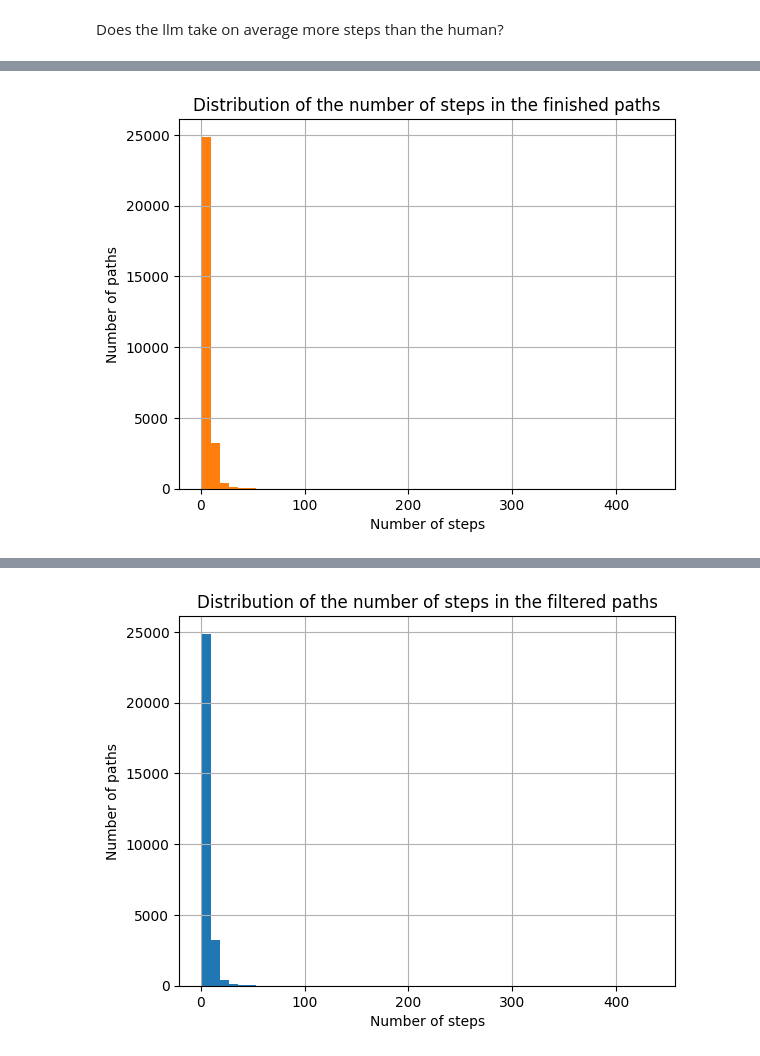
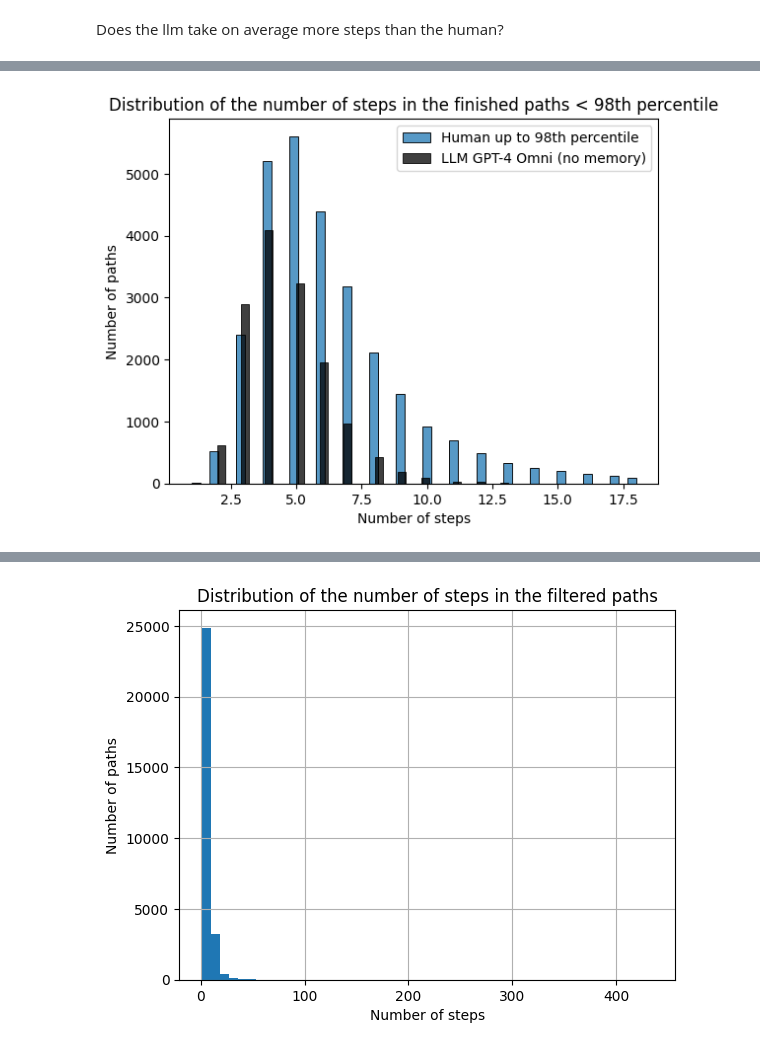
Before and after one commit to epfl-ada/ada-2024-project-adaspeedia, a Jupyter notebook: questions.ipynb, the cells around one changed output, grey strips where cells are left out. Cells and saved outputs as stored; diff of their text form; code cells hidden in the pictures.

```diff
--- a/questions.ipynb
+++ b/questions.ipynb
@@ -9,6 +10,8 @@ Does the llm take on average more steps than the human?
 # load the data data/llm_paths_all_gpt4omini_no_memory.tsv
 llm_paths_all_gpt4omini_no_memory = pd.read_csv('data/llm_paths_all_gpt4omini_no_memory.tsv', sep='\t')
 
+# filter out the rows with 0 steps
+llm_paths_all_gpt4omini_no_memory = llm_paths_all_gpt4omini_no_memory[llm_paths_all_gpt4omini_no_memory['steps'] > 0]
 # describe the data
-llm_paths_all_gpt4omini_no_memory.describe()
+llm_paths_all_gpt4omini_no_memory['steps'].describe()
 # %% [output]
@@ -23,0 +27,7 @@ llm_paths_all_gpt4omini_no_memory.describe()
+# %%
+# load the data data/paths_finished_unique.tsv
+paths_finished = pd.read_csv('data/paths_finished_unique.tsv', sep='\t')
+
+# get the number of steps in the finished paths
+paths_finished['path_length'] = paths_finished['path'].apply(lambda x: len(x.split(';')))
+paths_finished['path_length'].describe()
@@ -34,17 +63,15 @@ plt.show()
 # %%
-# load the data data/paths_finished_unique.tsv
-paths_finished = pd.read_csv('E:/../../../../paths_finished_unique.tsv', sep='\t')
+# get the 98th percentile of the number of steps in the finished paths
+percentile_98 = np.percentile(paths_finished['path_length'], 98)
 
-# get the number of steps in the finished paths
-paths_finished['path_length'] = paths_finished['path'].apply(lambda x: len(x.split(';')))
-paths_finished['path_length'].hist(bins=50)
-paths_finished['path_length'].describe()
-
-# plot the distribution of the number of steps in the finished paths
-paths_finished['path_length'].hist(bins=50)
-plt.title('Distribution of the number of steps in the finished paths')
+# get the number of steps in the finished paths that are less than the 98th percentile
+paths_finished_lt_98 = paths_finished[paths_finished['path_length'] < percentile_98]
+sns.histplot(paths_finished_lt_98['path_length'], bins=50, label='Human up to 98th percentile')
+sns.histplot(llm_paths_all_gpt4omini_no_memory['path_length'], bins=50, color='black', label='LLM GPT-4 Omni (no memory)')
+plt.title('Distribution of the number of steps in the finished paths < 98th percentile')
 plt.xlabel('Number of steps')
 plt.ylabel('Number of paths')
+plt.legend()
 plt.show()
 # %% [output]
-[figure, old version]
+[figure, new version]
```
Also changed, not shown: parts of 6 cells of this notebook, 2 other files.
